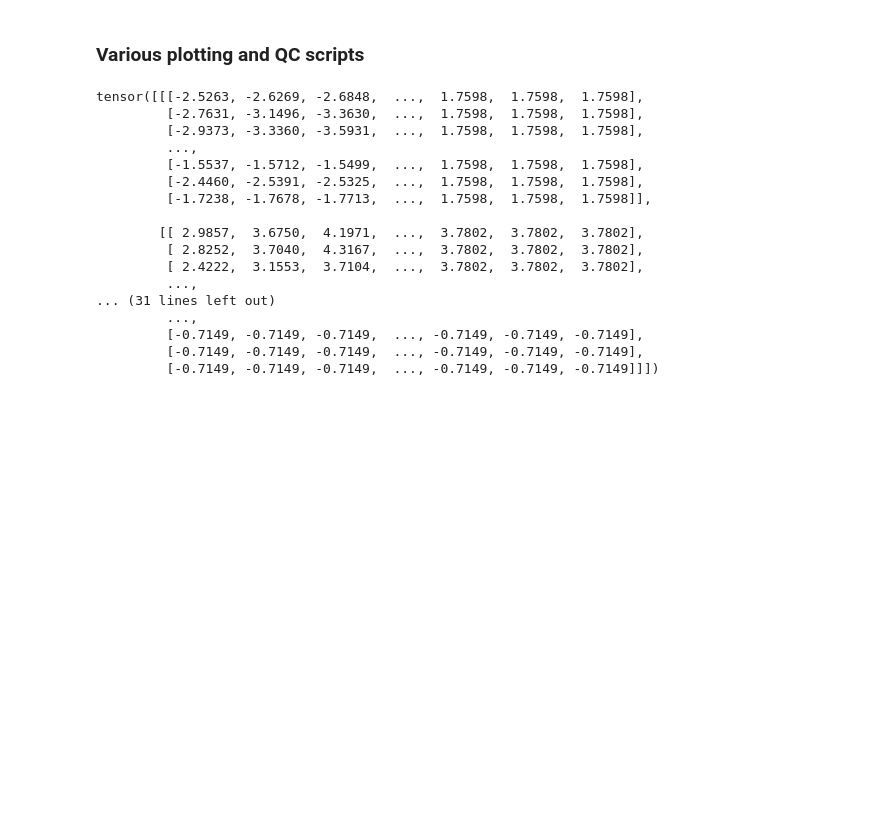
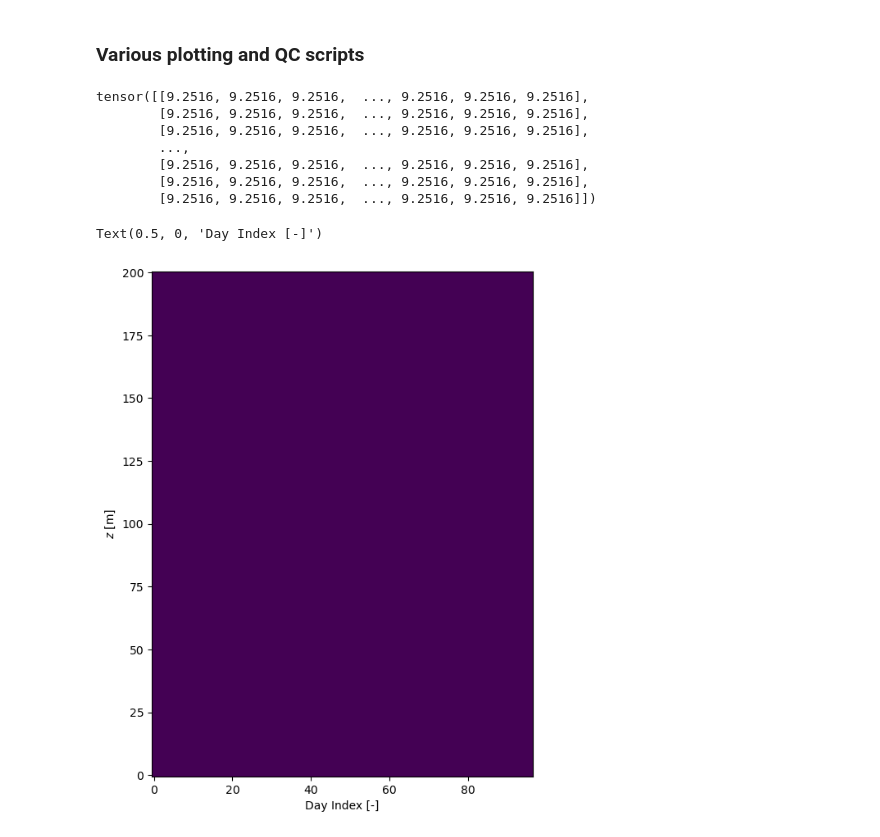
Before and after one commit to StormMata/PaletteDiffusionModel, a Jupyter notebook: preprocess/Process_A0.ipynb, the cells around one changed output. Cells and saved outputs as stored; diff of their text form; code cells hidden in the pictures; blank space fills up the shorter version.

```diff
--- a/preprocess/Process_A0.ipynb
+++ b/preprocess/Process_A0.ipynb
@@ -389,30 +389,31 @@ for i in range(len(day)):
 # %%
 # Inspect sample files
 # --------------------------------------
-mmm = py.load('./data/ProcessedData_a0/train_and_validation/day_0000.pt')
+mmm = py.load('/scratch/smata/diffusion_test/data/files/train/sample_0024_00.pt')
 
 type(mmm)
 
 mmm.keys()
 
+mmm['x']
+
 mmm['x'].shape
 
-mmm['x']
+mmm['x'][0,:,:]
 # %% [output]
-tensor([[[-2.5263, -2.6269, -2.6848,  ...,  1.7598,  1.7598,  1.7598],
-         [-2.7631, -3.1496, -3.3630,  ...,  1.7598,  1.7598,  1.7598],
-         [-2.9373, -3.3360, -3.5931,  ...,  1.7598,  1.7598,  1.7598],
-         ...,
-         [-1.5537, -1.5712, -1.5499,  ...,  1.7598,  1.7598,  1.7598],
-         [-2.4460, -2.5391, -2.5325,  ...,  1.7598,  1.7598,  1.7598],
-         [-1.7238, -1.7678, -1.7713,  ...,  1.7598,  1.7598,  1.7598]],
-
-        [[ 2.9857,  3.6750,  4.1971,  ...,  3.7802,  3.7802,  3.7802],
-         [ 2.8252,  3.7040,  4.3167,  ...,  3.7802,  3.7802,  3.7802],
-         [ 2.4222,  3.1553,  3.7104,  ...,  3.7802,  3.7802,  3.7802],
-         ...,
-... (31 lines left out)
-         ...,
-         [-0.7149, -0.7149, -0.7149,  ..., -0.7149, -0.7149, -0.7149],
-         [-0.7149, -0.7149, -0.7149,  ..., -0.7149, -0.7149, -0.7149],
-         [-0.7149, -0.7149, -0.7149,  ..., -0.7149, -0.7149, -0.7149]]])
+tensor([[9.2516, 9.2516, 9.2516,  ..., 9.2516, 9.2516, 9.2516],
+        [9.2516, 9.2516, 9.2516,  ..., 9.2516, 9.2516, 9.2516],
+        [9.2516, 9.2516, 9.2516,  ..., 9.2516, 9.2516, 9.2516],
+        ...,
+        [9.2516, 9.2516, 9.2516,  ..., 9.2516, 9.2516, 9.2516],
+        [9.2516, 9.2516, 9.2516,  ..., 9.2516, 9.2516, 9.2516],
+        [9.2516, 9.2516, 9.2516,  ..., 9.2516, 9.2516, 9.2516]])
+# %%
+fig,ax = plt.subplots(figsize = (6, 8))
+
+cntf = ax.pcolormesh(np.linspace(0, 96, 96), np.linspace(0, 200, 200), mmm['x'][5,:,:].T)
+ax.set_ylabel("$z$ [m]")
+ax.set_xlabel("Day Index [-]")
+# %% [output]
+Text(0.5, 0, 'Day Index [-]')
+[figure, added]
```
Also changed, not shown: 4 other files.
